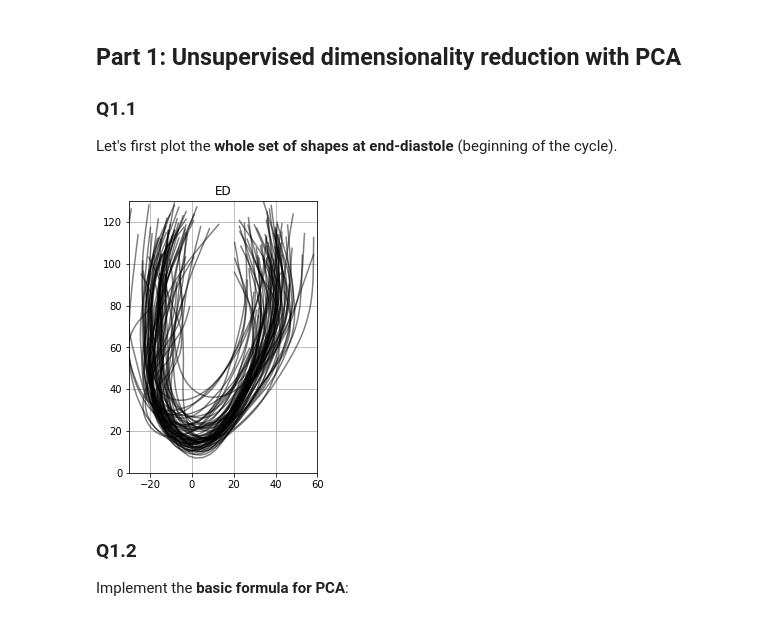
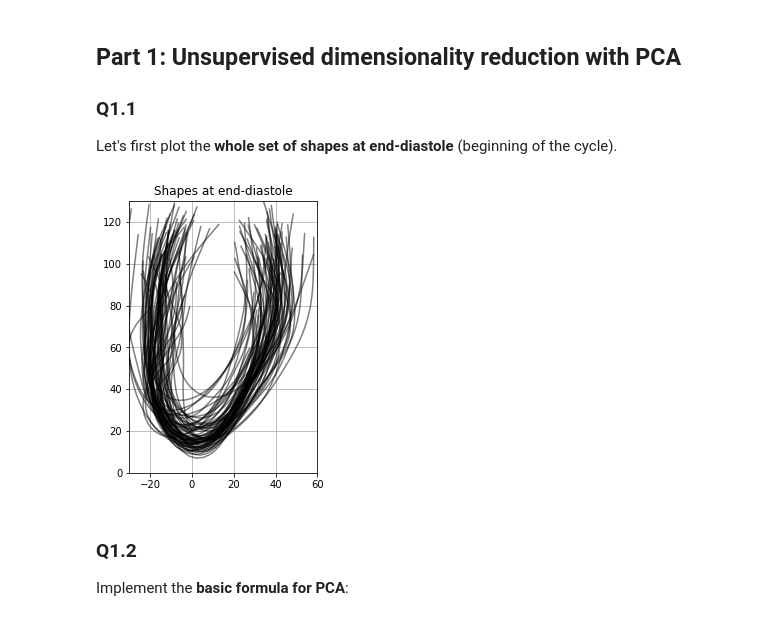
Before and after one commit to nicolasduchateau/MasterMISS_MACHINELEARNING_TP2, a Jupyter notebook: notebook_TODO.ipynb, the cells around one changed output. Cells and saved outputs as stored; diff of their text form; code cells hidden in the pictures.

```diff
--- a/notebook_TODO.ipynb
+++ b/notebook_TODO.ipynb
@@ -69,24 +69,24 @@ Let's first plot the **whole set of shapes at end-diastole** (beginning of the c
 # %%
 import matplotlib.pyplot as plt
 
 numCases,_,numCP = shapeED.shape
 
 fig,sub = plt.subplots(1,1,figsize=(5,5))
 
 plt.subplots_adjust(wspace=0.25, hspace=0.1)
 
 ax = sub
 tmp = np.transpose( shapeED , axes=(2,0,1) )
 
 ax.plot(tmp[:,:,0],tmp[:,:,1],color='k',alpha=0.5)
 ax.set_aspect('equal')
 ax.set_xlim(-30,60)
 ax.set_ylim(0,130)
 ax.grid()
-ax.set_title(phase)
+ax.set_title('Shapes at end-diastole')
 plt.show()
 # %% [output]
-[figure, old version]
+[figure, new version]
 # %% [markdown]
 ### Q1.2
 
```
Also changed, not shown: parts of 8 cells of this notebook.
